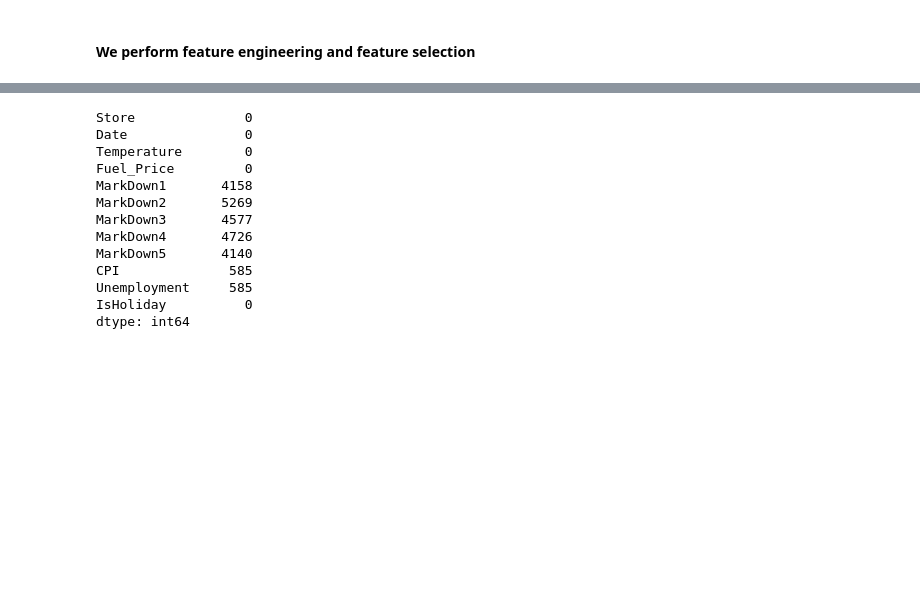
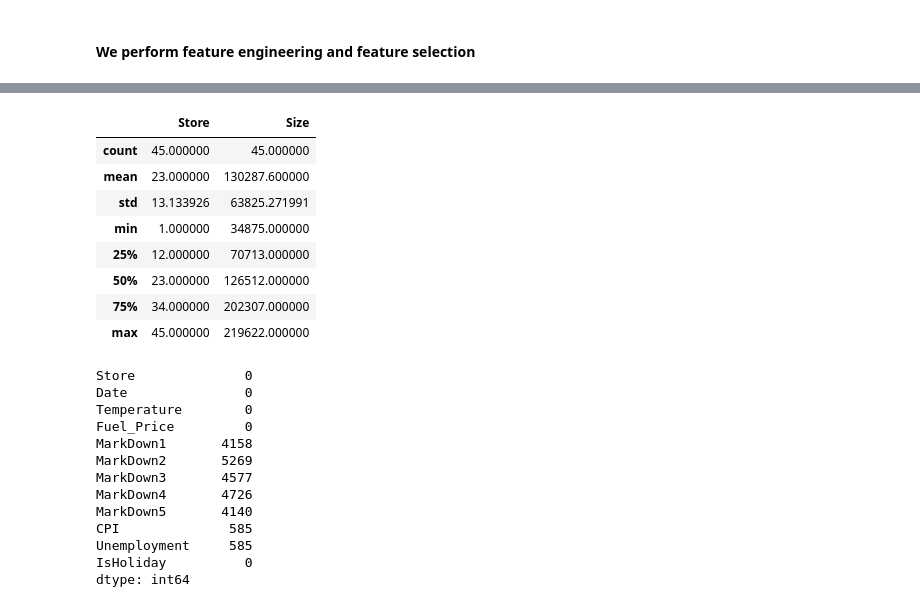
Before and after one commit to hayatu4islam/Prediction-of-Store-Sales, a Jupyter notebook: Sales_Forecast.ipynb, the cells around one changed output, grey strips where cells are left out. Cells and saved outputs as stored; diff of their text form; code cells hidden in the pictures; blank space fills up the shorter version.

```diff
--- a/Sales_Forecast.ipynb
+++ b/Sales_Forecast.ipynb
@@ -68 +94,13 @@ dtype: int64
+# %%
+df_store.describe()
+# %% [output]
+|  | Store | Size |
+| count | 45.000000 | 45.000000 |
+| mean | 23.000000 | 130287.600000 |
+| std | 13.133926 | 63825.271991 |
+| min | 1.000000 | 34875.000000 |
+| 25% | 12.000000 | 70713.000000 |
+| 50% | 23.000000 | 126512.000000 |
+| 75% | 34.000000 | 202307.000000 |
+| max | 45.000000 | 219622.000000 |
 # %%
```
Also changed, not shown: parts of 12 cells of this notebook.
